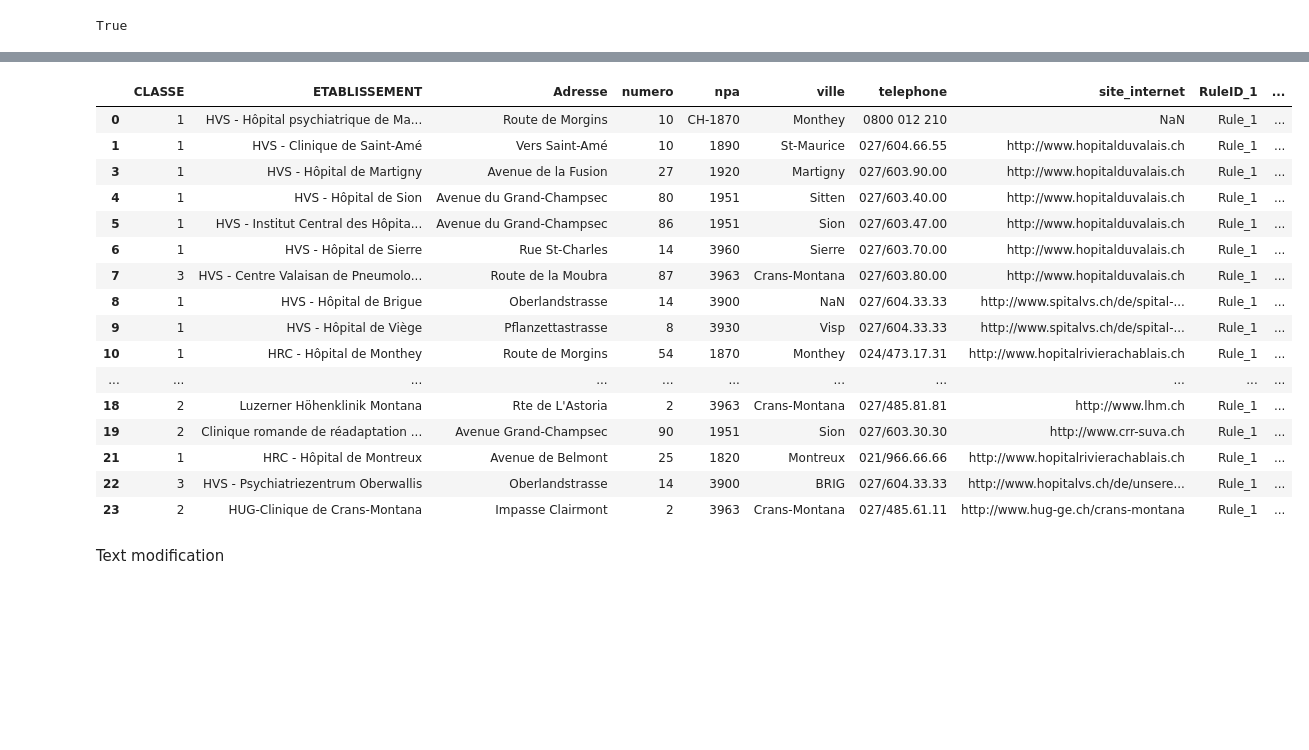
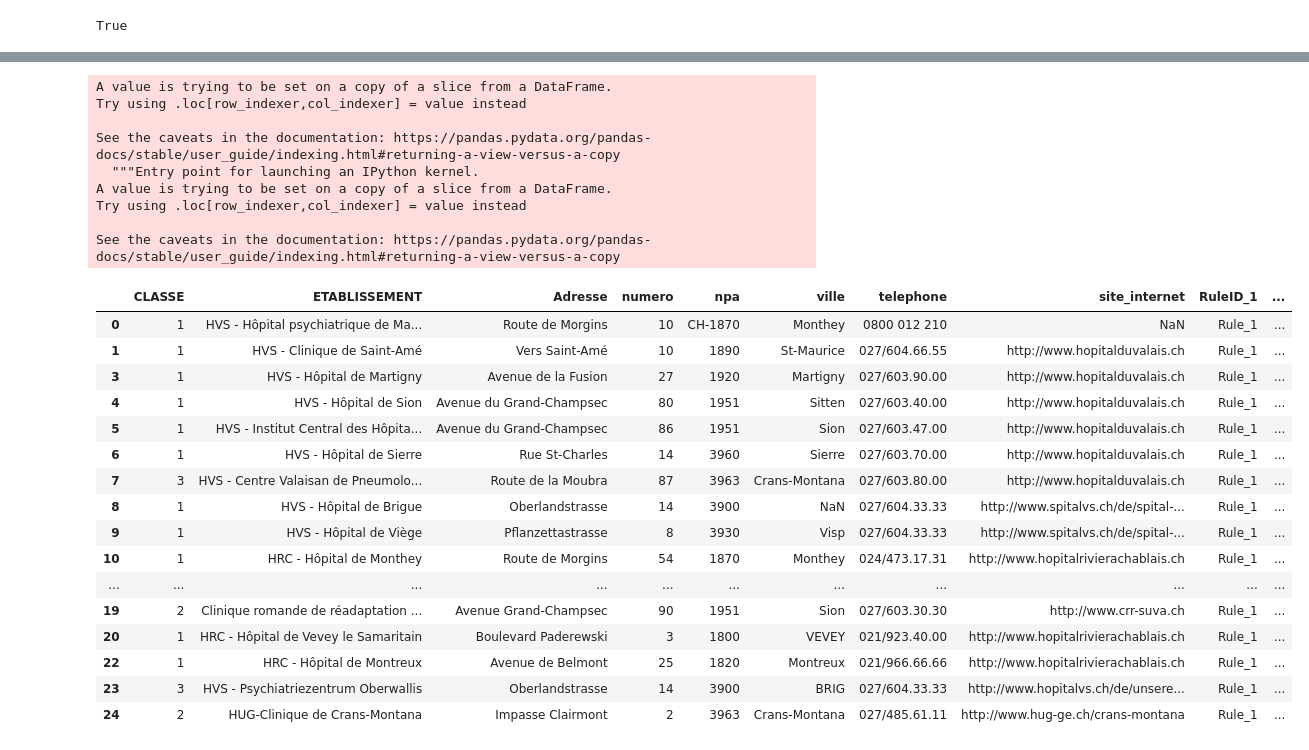
Before and after one commit to jpcik/data-valorisation, a Jupyter notebook: notebooks/hospitals.ipynb, the cells around one changed output, grey strips where cells are left out. Saved outputs shown, nothing was run; the diff lists cells and outputs as text; code cells hidden in the pictures; blank space fills up the shorter version.

Commit message:
hospital exercise finished

```diff
--- a/notebooks/hospitals.ipynb
+++ b/notebooks/hospitals.ipynb
@@ -155,0 +212,3 @@ Range outlier
+# %%
+hospitals['beds'].fillna((hospitals['beds'].min()), inplace=True)
+hospitals
@@ -158,3 +257,0 @@ hospitals = hospitals[hospitals['beds'] <= 1000]
-# %%
-hospitals['beds'].fillna((hospitals['beds'].mean()), inplace=True)
-hospitals
@@ -181,25 +262,32 @@ Data type modification
 # %%
-hospitals['numero'] = hospitals['numero'].astype(int)
-hospitals['beds'] = hospitals['beds'].astype(int)
+hospitals['numero'] = hospitals['numero'].astype('Int64')
+hospitals['beds'] = hospitals['beds'].astype('Int64')
 
 hospitals
 # %% [output]
+A value is trying to be set on a copy of a slice from a DataFrame.
+Try using .loc[row_indexer,col_indexer] = value instead
+
+See the caveats in the documentation: https://pandas.pydata.org/pandas-docs/stable/user_guide/indexing.html#returning-a-view-versus-a-copy
+  """Entry point for launching an IPython kernel.
+A value is trying to be set on a copy of a slice from a DataFrame.
+Try using .loc[row_indexer,col_indexer] = value instead
+
+See the caveats in the documentation: https://pandas.pydata.org/pandas-docs/stable/user_guide/indexing.html#returning-a-view-versus-a-copy
 |  | CLASSE | ETABLISSEMENT | Adresse | numero | npa | ville | telephone | site_internet | RuleID_1 | ... |
 | 0 | 1 | HVS - Hôpital psychiatrique de Ma... | Route de Morgins | 10 | CH-1870 | Monthey | 0800 012 210 | NaN | Rule_1 | ... |
 | 1 | 1 | HVS - Clinique de Saint-Amé | Vers Saint-Amé | 10 | 1890 | St-Maurice | 027/604.66.55 | http://www.hopitalduvalais.ch | Rule_1 | ... |
 | 3 | 1 | HVS - Hôpital de Martigny | Avenue de la Fusion | 27 | 1920 | Martigny | 027/603.90.00 | http://www.hopitalduvalais.ch | Rule_1 | ... |
 | 4 | 1 | HVS - Hôpital de Sion | Avenue du Grand-Champsec | 80 | 1951 | Sitten | 027/603.40.00 | http://www.hopitalduvalais.ch | Rule_1 | ... |
 | 5 | 1 | HVS - Institut Central des Hôpita... | Avenue du Grand-Champsec | 86 | 1951 | Sion | 027/603.47.00 | http://www.hopitalduvalais.ch | Rule_1 | ... |
 | 6 | 1 | HVS - Hôpital de Sierre | Rue St-Charles | 14 | 3960 | Sierre | 027/603.70.00 | http://www.hopitalduvalais.ch | Rule_1 | ... |
 | 7 | 3 | HVS - Centre Valaisan de Pneumolo... | Route de la Moubra | 87 | 3963 | Crans-Montana | 027/603.80.00 | http://www.hopitalduvalais.ch | Rule_1 | ... |
 | 8 | 1 | HVS - Hôpital de Brigue | Oberlandstrasse | 14 | 3900 | NaN | 027/604.33.33 | http://www.spitalvs.ch/de/spital-... | Rule_1 | ... |
 | 9 | 1 | HVS - Hôpital de Viège | Pflanzettastrasse | 8 | 3930 | Visp | 027/604.33.33 | http://www.spitalvs.ch/de/spital-... | Rule_1 | ... |
 | 10 | 1 | HRC - Hôpital de Monthey | Route de Morgins | 54 | 1870 | Monthey | 024/473.17.31 | http://www.hopitalrivierachablais.ch | Rule_1 | ... |
 | ... | ... | ... | ... | ... | ... | ... | ... | ... | ... | ... |
-| 18 | 2 | Luzerner Höhenklinik Montana | Rte de L'Astoria | 2 | 3963 | Crans-Montana | 027/485.81.81 | http://www.lhm.ch | Rule_1 | ... |
 | 19 | 2 | Clinique romande de réadaptation ... | Avenue Grand-Champsec | 90 | 1951 | Sion | 027/603.30.30 | http://www.crr-suva.ch | Rule_1 | ... |
-| 21 | 1 | HRC - Hôpital de Montreux | Avenue de Belmont | 25 | 1820 | Montreux | 021/966.66.66 | http://www.hopitalrivierachablais.ch | Rule_1 | ... |
-| 22 | 3 | HVS - Psychiatriezentrum Oberwallis | Oberlandstrasse | 14 | 3900 | BRIG | 027/604.33.33 | http://www.hopitalvs.ch/de/unsere... | Rule_1 | ... |
-| 23 | 2 | HUG-Clinique de Crans-Montana | Impasse Clairmont | 2 | 3963 | Crans-Montana | 027/485.61.11 | http://www.hug-ge.ch/crans-montana | Rule_1 | ... |
+| 20 | 1 | HRC - Hôpital de Vevey le Samaritain | Boulevard Paderewski | 3 | 1800 | VEVEY | 021/923.40.00 | http://www.hopitalrivierachablais.ch | Rule_1 | ... |
+| 22 | 1 | HRC - Hôpital de Montreux | Avenue de Belmont | 25 | 1820 | Montreux | 021/966.66.66 | http://www.hopitalrivierachablais.ch | Rule_1 | ... |
+| 23 | 3 | HVS - Psychiatriezentrum Oberwallis | Oberlandstrasse | 14 | 3900 | BRIG | 027/604.33.33 | http://www.hopitalvs.ch/de/unsere... | Rule_1 | ... |
+| 24 | 2 | HUG-Clinique de Crans-Montana | Impasse Clairmont | 2 | 3963 | Crans-Montana | 027/485.61.11 | http://www.hug-ge.ch/crans-montana | Rule_1 | ... |
-# %% [markdown]
-Text modification
```
Also changed, not shown: parts of 50 cells of this notebook, 2 other files.
